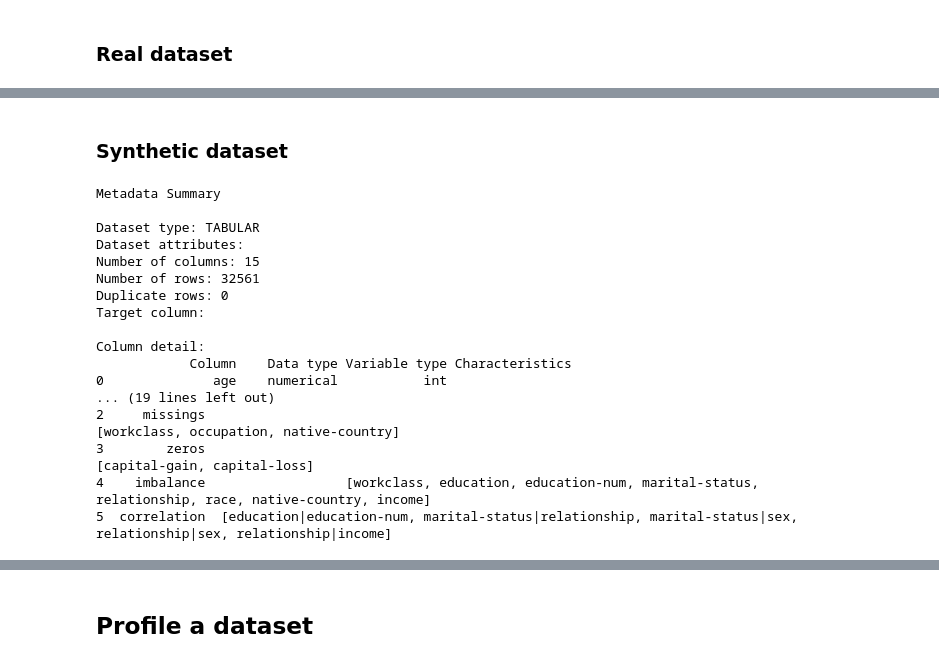
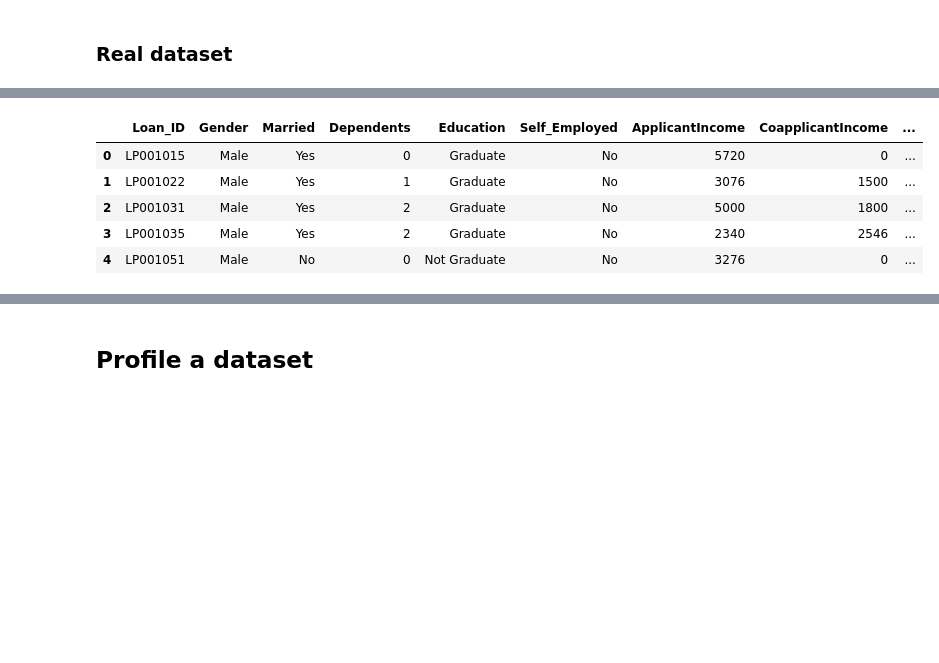
Before and after one commit to ydataai/academy, a Jupyter notebook: 2. Data Profiling/1. Profile compare tables.ipynb, the cells around one changed output, grey strips where cells are left out. Cells and saved outputs as stored; diff of their text form; code cells hidden in the pictures; blank space fills up the shorter version.

```diff
--- a/2. Data Profiling/1. Profile compare tables.ipynb
+++ b/2. Data Profiling/1. Profile compare tables.ipynb
@@ -52,29 +31,17 @@ Column detail:
-# %% [markdown]
-### Synthetic dataset
-# %%
-# Importing YData's packages
-from ydata.labs import DataSources
-# Reading the Dataset from the DataSource
-datasource_synth = DataSources.get(uid='{datasource_id}')
-dataset_synth = datasource_synth.dataset
-# Getting the calculated Metadata to get the profile overview information in the labs
-metadata_synth = datasource_synth.metadata
-print(metadata_synth)
-# %% [output]
-Metadata Summary
-
-Dataset type: TABULAR
-Dataset attributes:
-Number of columns: 15
-Number of rows: 32561
-Duplicate rows: 0
-Target column:
-
-Column detail:
-            Column    Data type Variable type Characteristics
-0              age    numerical           int
-... (19 lines left out)
-2     missings                                                                            [workclass, occupation, native-country]
-3        zeros                                                                                       [capital-gain, capital-loss]
-4    imbalance                  [workclass, education, education-num, marital-status, relationship, race, native-country, income]
-5  correlation  [education|education-num, marital-status|relationship, marital-status|sex, relationship|sex, relationship|income]
+# %%
+import pandas as pd
+from ydata.dataset import Dataset
+
+df = pd.read_csv('insert-file-path.csv')
+df_a = df[df['Gender']=='Male']
+df_b = df[df['Gender']=='Female']
+
+dataset = Dataset(df_a)
+dataset.head()
+# %% [output]
+|  | Loan_ID | Gender | Married | Dependents | Education | Self_Employed | ApplicantIncome | CoapplicantIncome | ... |
+| 0 | LP001015 | Male | Yes | 0 | Graduate | No | 5720 | 0 | ... |
+| 1 | LP001022 | Male | Yes | 1 | Graduate | No | 3076 | 1500 | ... |
+| 2 | LP001031 | Male | Yes | 2 | Graduate | No | 5000 | 1800 | ... |
+| 3 | LP001035 | Male | Yes | 2 | Graduate | No | 2340 | 2546 | ... |
+| 4 | LP001051 | Male | No | 0 | Not Graduate | No | 3276 | 0 | ... |
```
Also changed, not shown: parts of 13 cells of this notebook, 11 other files.
